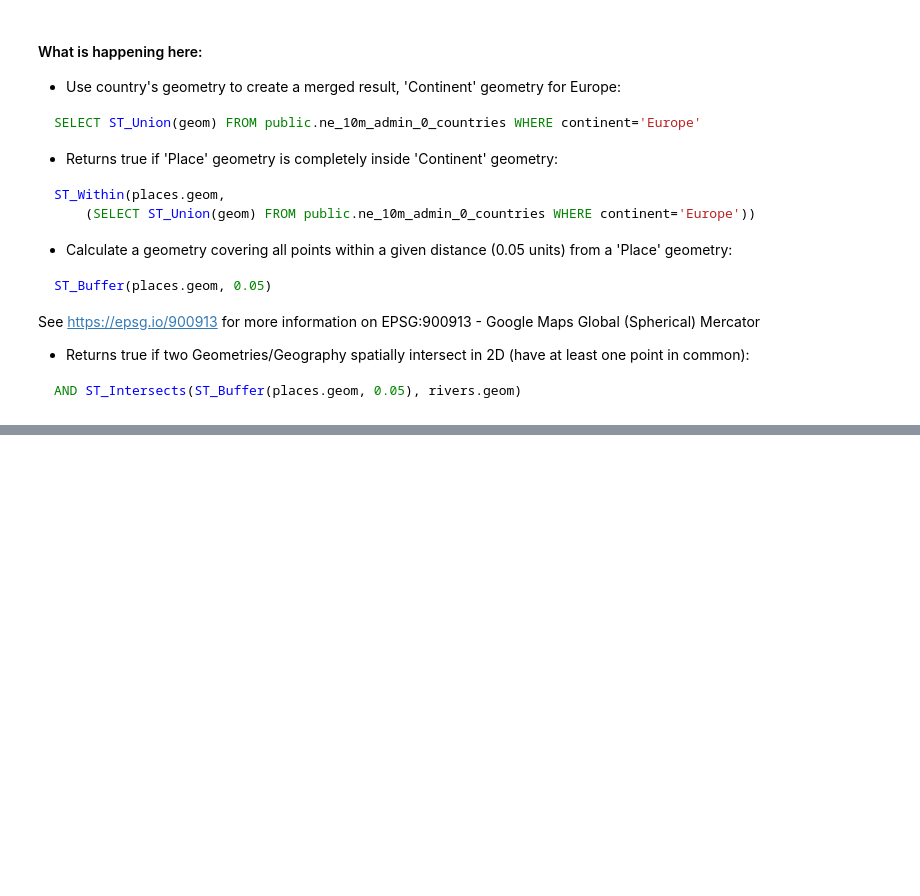
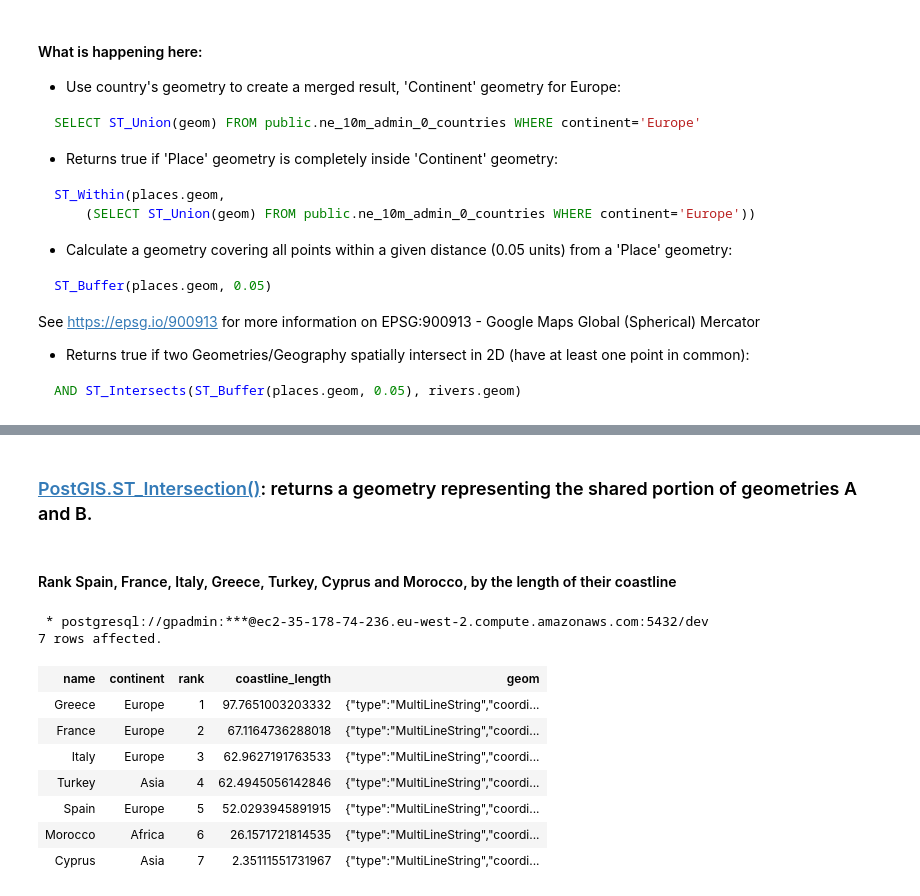
Before and after one commit to cantzakas/gp-demo-aws, a Jupyter notebook: ctab-postgis-demo.ipynb, the cells around one changed output, grey strips where cells are left out. Saved outputs shown, nothing was run; the diff lists cells and outputs as text; code cells hidden in the pictures; blank space fills up the shorter version.

Commit message:
added coastline length demo'

```diff
--- a/ctab-postgis-demo.ipynb
+++ b/ctab-postgis-demo.ipynb
@@ -285,0 +303,41 @@ https://gist.github.com/cantzakas/5b3eccf0d5797c378a96d9839c30e2df
+# %% [markdown]
+### [PostGIS.ST_Intersection()](https://postgis.net/docs/ST_Intersection.html): returns a geometry representing the shared portion of geometries A and B.
+# %% [markdown]
+#### Rank Spain, France, Italy, Greece, Turkey, Cyprus and Morocco, by the length of their coastline
+# %%
+%%sql
+SELECT name
+	, continent
+	, DENSE_RANK() OVER (ORDER BY coastline_length DESC) AS rank
+	, coastline_length
+	, SUBSTRING(ST_AsGeoJSON(geom), 0, 200) || '...' as geom
+FROM (
+	SELECT name
+		, continent
+		, ST_UNION(geom) AS geom
+		, ST_LENGTH(ST_UNION(geom)) AS coastline_length
+	FROM (
+		SELECT cntr."name"
+			, cntr.continent
+			, (ST_DUMP(ST_INTERSECTION(cntr.geom, cst.geom))).geom geom
+		FROM ne_10m_admin_0_countries cntr
+			, ne_10m_coastline cst
+		WHERE
+			ST_INTERSECTS(cst.geom, cntr.geom)
+            AND name IN ('Spain', 'France', 'Italy', 'Greece', 'Turkey', 'Cyprus', 'Morocco')
+			) clipped
+	WHERE ST_DIMENSION(clipped.geom) = 1
+	GROUP BY name, continent
+	) foo
+ORDER BY coastline_length DESC;
+# %% [output]
+ * postgresql://gpadmin:***@ec2-35-178-74-236.eu-west-2.compute.amazonaws.com:5432/dev
+7 rows affected.
+| name | continent | rank | coastline_length | geom |
+| Greece | Europe | 1 | 97.7651003203332 | {"type":"MultiLineString","coordi... |
+| France | Europe | 2 | 67.1164736288018 | {"type":"MultiLineString","coordi... |
+| Italy | Europe | 3 | 62.9627191763533 | {"type":"MultiLineString","coordi... |
+| Turkey | Asia | 4 | 62.4945056142846 | {"type":"MultiLineString","coordi... |
+| Spain | Europe | 5 | 52.0293945891915 | {"type":"MultiLineString","coordi... |
+| Morocco | Africa | 6 | 26.1571721814535 | {"type":"MultiLineString","coordi... |
+| Cyprus | Asia | 7 | 2.35111551731967 | {"type":"MultiLineString","coordi... |
```
Also changed, not shown: parts of 8 cells of this notebook.
